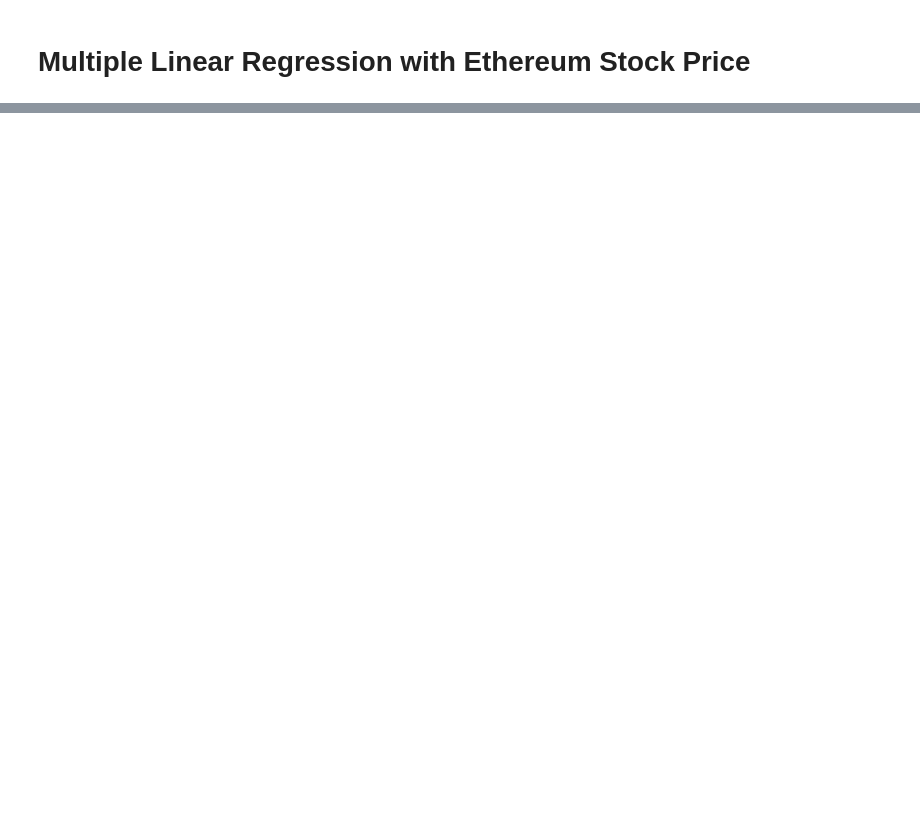
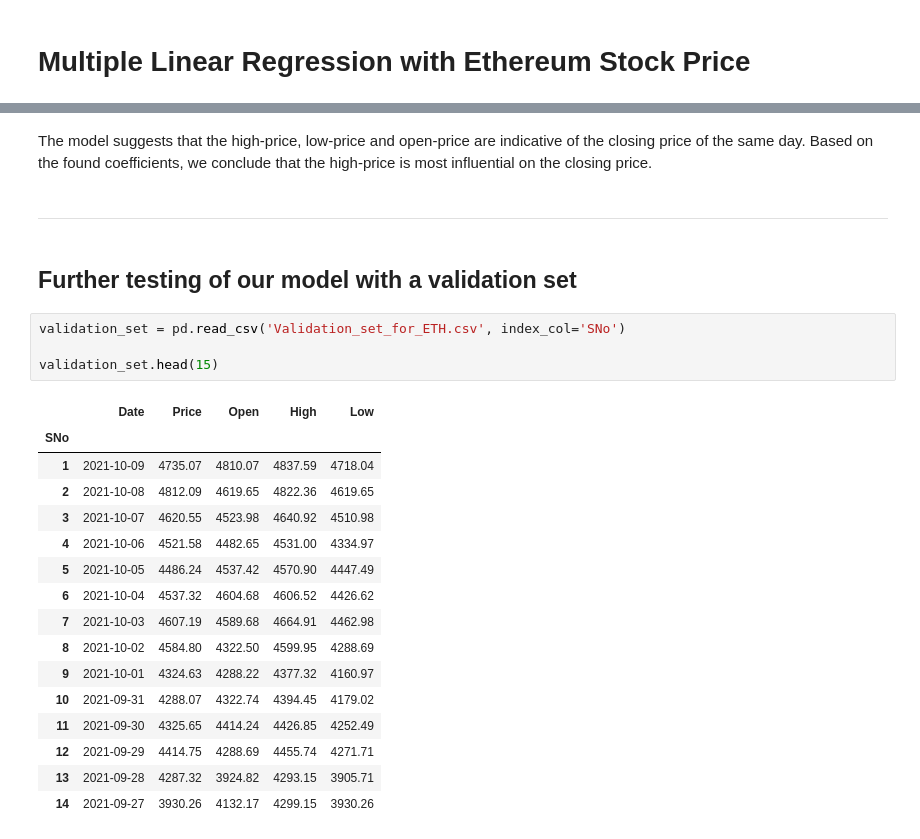
Before and after one commit to Ciaran-Carroll/college, a Jupyter notebook: Multiple Linear Regression with Ethereum Stock Price.ipynb, the cells around one changed output, grey strips where cells are left out. Saved outputs shown, nothing was run; the diff lists cells and outputs as text; blank space fills up the shorter version.

```diff
--- a/Multiple Linear Regression with Ethereum Stock Price.ipynb
+++ b/Multiple Linear Regression with Ethereum Stock Price.ipynb
@@ -54,0 +259,27 @@ plt.show()
+# %% [markdown]
+The model suggests that the high-price, low-price and open-price are indicative of the closing price of the same day. Based on the found coefficients, we conclude that the high-price is most influential on the closing price.
+# %% [markdown]
+-------------------------------------------------------
+# %% [markdown]
+## Further testing of our model with a validation set
+# %%
+validation_set = pd.read_csv('Validation_set_for_ETH.csv', index_col='SNo')
+
+validation_set.head(15)
+# %% [output]
+|  | Date | Price | Open | High | Low |
+| SNo |  |  |  |  |  |
+| 1 | 2021-10-09 | 4735.07 | 4810.07 | 4837.59 | 4718.04 |
+| 2 | 2021-10-08 | 4812.09 | 4619.65 | 4822.36 | 4619.65 |
+| 3 | 2021-10-07 | 4620.55 | 4523.98 | 4640.92 | 4510.98 |
+| 4 | 2021-10-06 | 4521.58 | 4482.65 | 4531.00 | 4334.97 |
+| 5 | 2021-10-05 | 4486.24 | 4537.42 | 4570.90 | 4447.49 |
+| 6 | 2021-10-04 | 4537.32 | 4604.68 | 4606.52 | 4426.62 |
+| 7 | 2021-10-03 | 4607.19 | 4589.68 | 4664.91 | 4462.98 |
+| 8 | 2021-10-02 | 4584.80 | 4322.50 | 4599.95 | 4288.69 |
+| 9 | 2021-10-01 | 4324.63 | 4288.22 | 4377.32 | 4160.97 |
+| 10 | 2021-09-31 | 4288.07 | 4322.74 | 4394.45 | 4179.02 |
+| 11 | 2021-09-30 | 4325.65 | 4414.24 | 4426.85 | 4252.49 |
+| 12 | 2021-09-29 | 4414.75 | 4288.69 | 4455.74 | 4271.71 |
+| 13 | 2021-09-28 | 4287.32 | 3924.82 | 4293.15 | 3905.71 |
+| 14 | 2021-09-27 | 3930.26 | 4132.17 | 4299.15 | 3930.26 |
```
Also changed, not shown: parts of 28 cells of this notebook.
